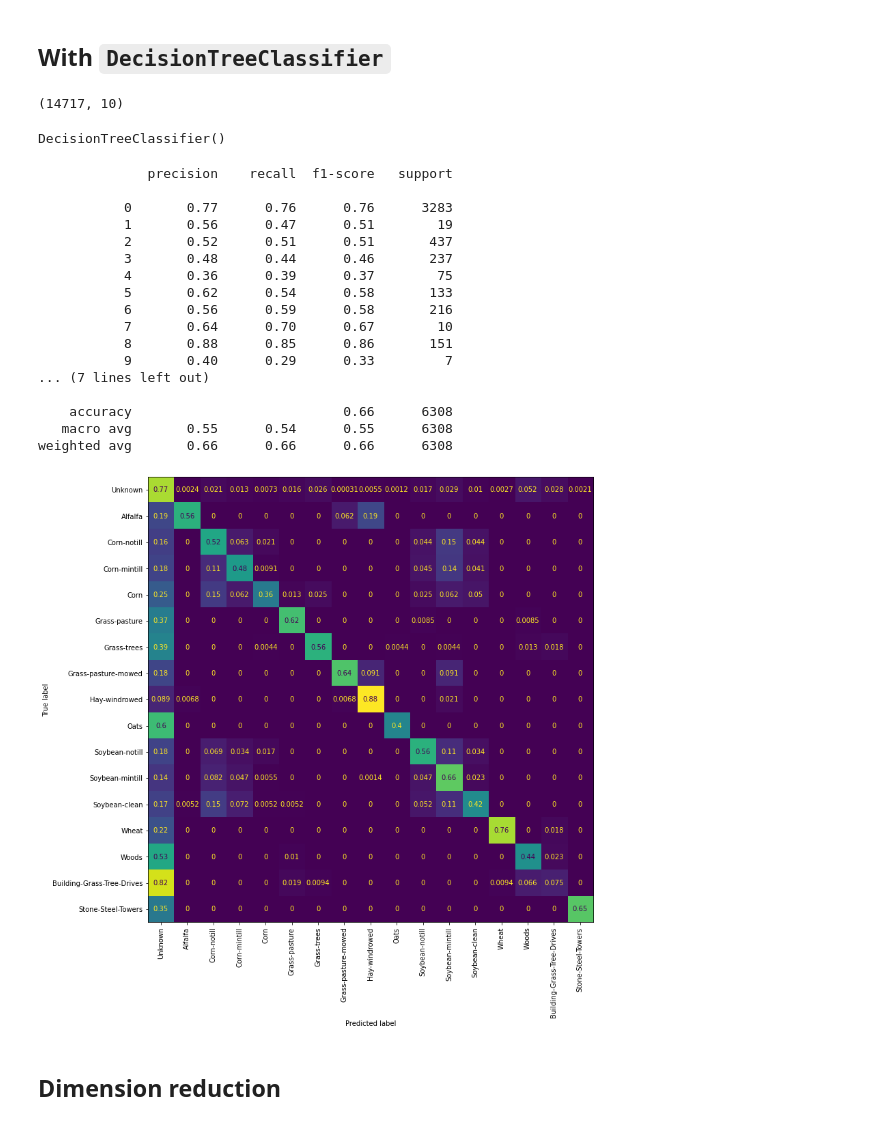
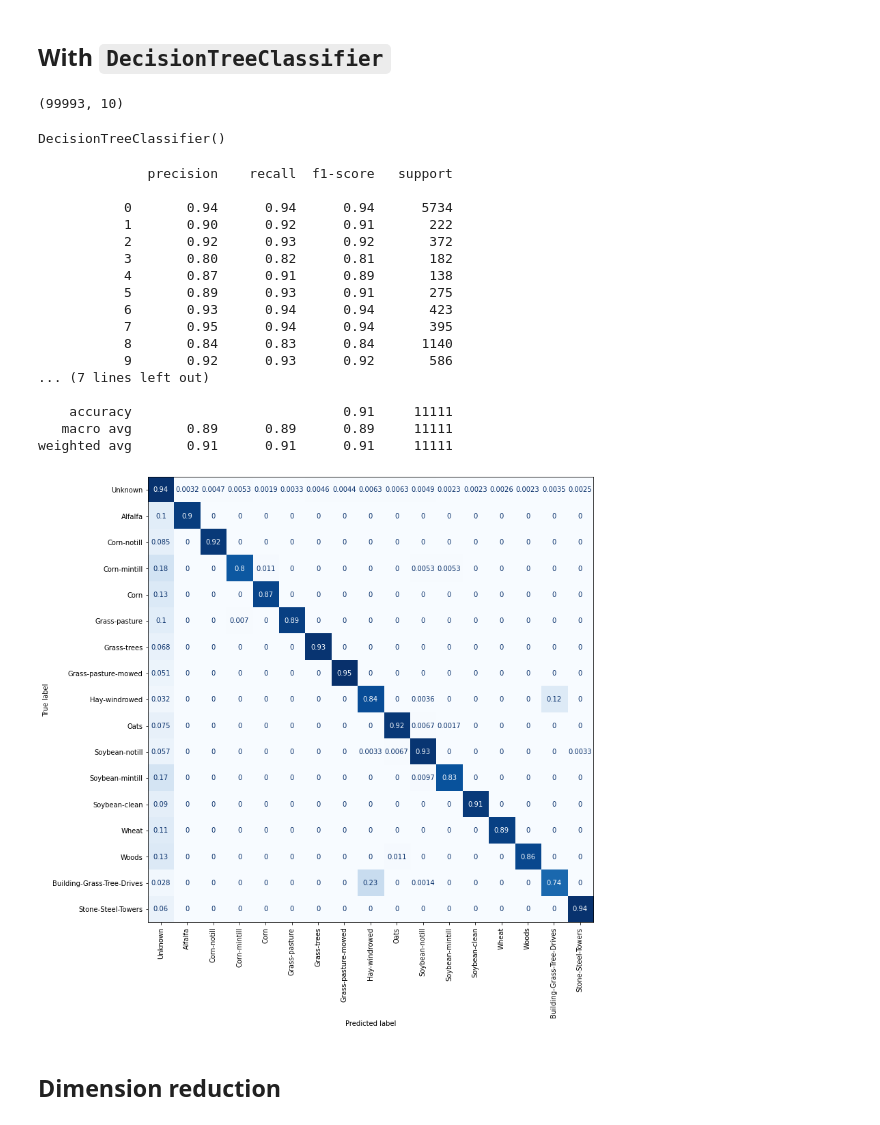
Before and after one commit to elrandar/hyper-spectral-fields, a Jupyter notebook: iml_notebook.ipynb, the cells around one changed output. Drawn from its saved outputs; the diff is of its cells as text; code cells hidden in the pictures.

```diff
--- a/iml_notebook.ipynb
+++ b/iml_notebook.ipynb
@@ -83,5 +45,0 @@ rgb_pines = arr_pines[:,:,[r, g, b]]
-# %%
-plt.figure(figsize=(10,10))
-plt.title("Indiana Pines RGB")
-plt.imshow(normalize(rgb_pines))
-row,col,dim = arr_pines.shape
@@ -97,7 +71,7 @@ y = arr_pines_gt.reshape((-1))
 # X = arr_pines.copy()
 # y = arr_pines_gt.copy()
 # %%
-X_train, X_test, y_train, y_test = train_test_split(X, y, test_size=0.3, random_state=42)
+X_train, X_test, y_train, y_test = train_test_split(X, y, test_size=0.1, random_state=42)
 # %%
 np.round(np.unique(y_train, return_counts=True)[1] / (y_train.shape[0]) * 100)
 # %% [output]
@@ -127,7 +101,7 @@ X_train, pca = reduc_dim(X_train, nb_comp)
 # %%
 X_train.shape
 # %% [output]
-(14717, 10)
+(99993, 10)
 # %%
 from sklearn.tree import DecisionTreeClassifier
 clf = DecisionTreeClassifier()
@@ -141,30 +115,29 @@ X_test = pca.transform(X_test)[:,:nb_comp]
 # %%
 fig, ax = plt.subplots(figsize=(12,12))
 plot_confusion_matrix(clf, X_test, y_test, ax=ax, display_labels=labels,
                       xticks_rotation="vertical",normalize="true",
-                     colorbar=False)
+                     colorbar=False, cmap="Blues")
 y_predicted = clf.predict(X_test)
-# round(len(np.where(y_predicted == y_test)[0]) / len(y_test) * 100, 2)
 print(classification_report(y_predicted, y_test))
 # %% [output]
               precision    recall  f1-score   support
 
-           0       0.77      0.76      0.76      3283
-           1       0.56      0.47      0.51        19
-           2       0.52      0.51      0.51       437
-           3       0.48      0.44      0.46       237
-           4       0.36      0.39      0.37        75
-           5       0.62      0.54      0.58       133
-           6       0.56      0.59      0.58       216
-           7       0.64      0.70      0.67        10
-           8       0.88      0.85      0.86       151
-           9       0.40      0.29      0.33         7
+           0       0.94      0.94      0.94      5734
+           1       0.90      0.92      0.91       222
+           2       0.92      0.93      0.92       372
+           3       0.80      0.82      0.81       182
+           4       0.87      0.91      0.89       138
+           5       0.89      0.93      0.91       275
+           6       0.93      0.94      0.94       423
+           7       0.95      0.94      0.94       395
+           8       0.84      0.83      0.84      1140
+           9       0.92      0.93      0.92       586
 ... (7 lines left out)
 
-    accuracy                           0.66      6308
-   macro avg       0.55      0.54      0.55      6308
-weighted avg       0.66      0.66      0.66      6308
+    accuracy                           0.91     11111
+   macro avg       0.89      0.89      0.89     11111
+weighted avg       0.91      0.91      0.91     11111
-[figure, old version]
+[figure, new version]
 # %% [markdown]
 ## Dimension reduction
 # %%
```
Also changed, not shown: parts of 16 cells of this notebook.
